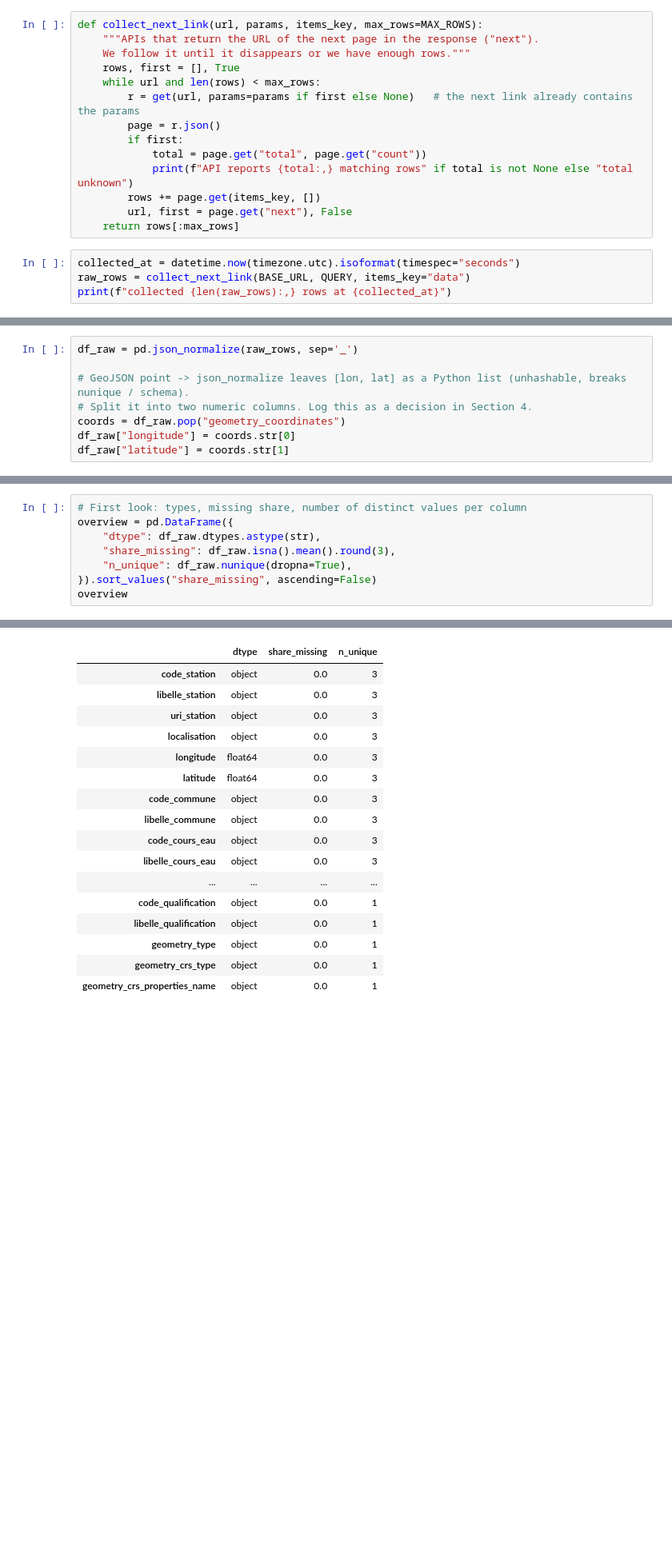
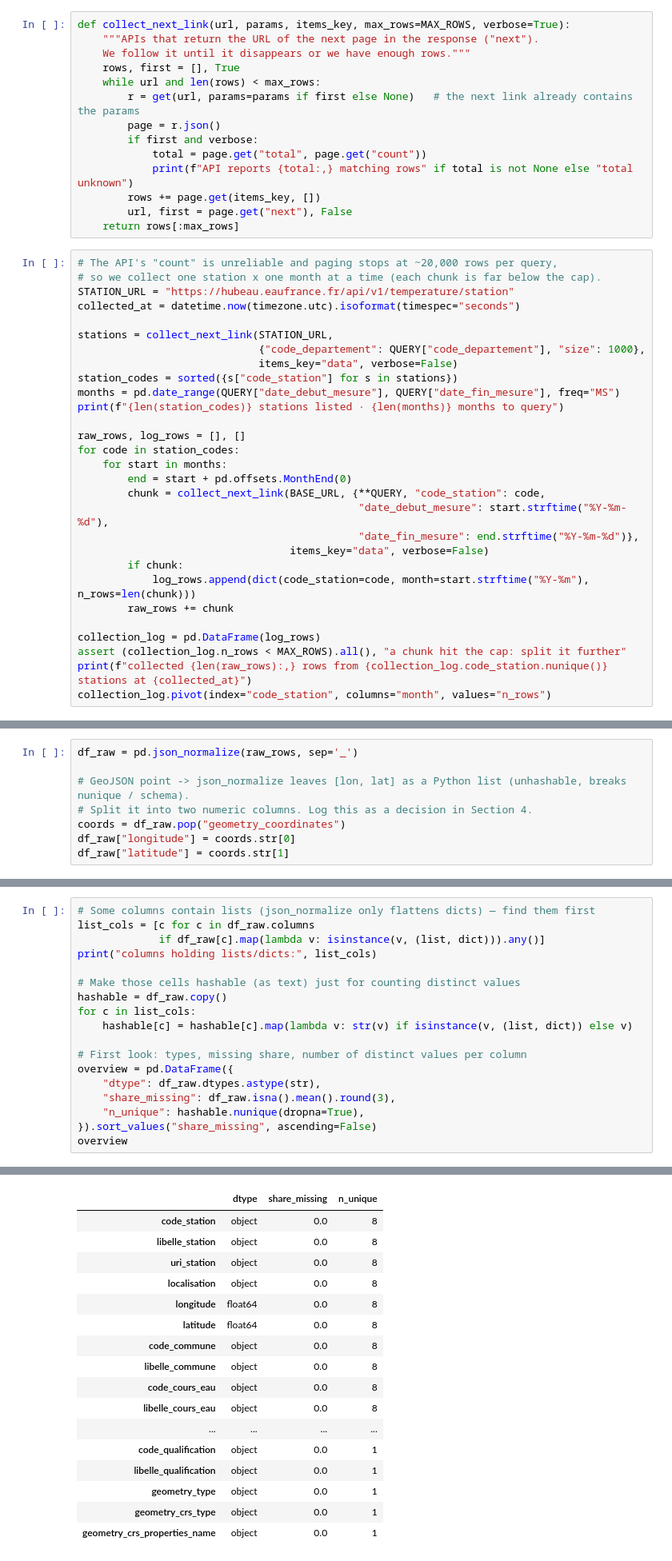
Before and after one commit to andreapenacastro/Project_07_Hubeau_River_Temperature, a Jupyter notebook: project_07_hubeau_river_temperature.ipynb, the cells around one changed output, grey strips where cells are left out. Shown at 80% size. Saved outputs shown, nothing was run; the diff lists cells and outputs as text; blank space fills up the shorter version.

```diff
--- a/project_07_hubeau_river_temperature.ipynb
+++ b/project_07_hubeau_river_temperature.ipynb
@@ -129,21 +164,46 @@ def get(url, params=None):
 # %% [markdown]
 ### 3.2 Collect
 # %%
-def collect_next_link(url, params, items_key, max_rows=MAX_ROWS):
+def collect_next_link(url, params, items_key, max_rows=MAX_ROWS, verbose=True):
     """APIs that return the URL of the next page in the response ("next").
     We follow it until it disappears or we have enough rows."""
     rows, first = [], True
     while url and len(rows) < max_rows:
         r = get(url, params=params if first else None)   # the next link already contains the params
         page = r.json()
-        if first:
+        if first and verbose:
             total = page.get("total", page.get("count"))
             print(f"API reports {total:,} matching rows" if total is not None else "total unknown")
         rows += page.get(items_key, [])
         url, first = page.get("next"), False
     return rows[:max_rows]
 # %%
+# The API's "count" is unreliable and paging stops at ~20,000 rows per query,
+# so we collect one station x one month at a time (each chunk is far below the cap).
+STATION_URL = "https://hubeau.eaufrance.fr/api/v1/temperature/station"
 collected_at = datetime.now(timezone.utc).isoformat(timespec="seconds")
-raw_rows = collect_next_link(BASE_URL, QUERY, items_key="data")
-print(f"collected {len(raw_rows):,} rows at {collected_at}")
+
+stations = collect_next_link(STATION_URL,
+                             {"code_departement": QUERY["code_departement"], "size": 1000},
+                             items_key="data", verbose=False)
+station_codes = sorted({s["code_station"] for s in stations})
+months = pd.date_range(QUERY["date_debut_mesure"], QUERY["date_fin_mesure"], freq="MS")
+print(f"{len(station_codes)} stations listed · {len(months)} months to query")
+
+raw_rows, log_rows = [], []
+for code in station_codes:
+    for start in months:
+        end = start + pd.offsets.MonthEnd(0)
+        chunk = collect_next_link(BASE_URL, {**QUERY, "code_station": code,
+                                             "date_debut_mesure": start.strftime("%Y-%m-%d"),
+                                             "date_fin_mesure": end.strftime("%Y-%m-%d")},
+                                  items_key="data", verbose=False)
+        if chunk:
+            log_rows.append(dict(code_station=code, month=start.strftime("%Y-%m"), n_rows=len(chunk)))
+        raw_rows += chunk
+
+collection_log = pd.DataFrame(log_rows)
+assert (collection_log.n_rows < MAX_ROWS).all(), "a chunk hit the cap: split it further"
+print(f"collected {len(raw_rows):,} rows from {collection_log.code_station.nunique()} stations at {collected_at}")
+collection_log.pivot(index="code_station", columns="month", values="n_rows")
 # %% [output]
@@ -180,11 +250,21 @@ df_raw.head()
 | 4 | 04162300 | COUESNON à ROMAZY | https://id.eaufrance.fr/StationMe... | PONT D211 - LE MOULIN DU PONT ... | -1.503 | 48.369096 | 35244 | ... |
 5 rows × 23 columns
 # %%
+# Some columns contain lists (json_normalize only flattens dicts) — find them first
+list_cols = [c for c in df_raw.columns
+             if df_raw[c].map(lambda v: isinstance(v, (list, dict))).any()]
+print("columns holding lists/dicts:", list_cols)
+
+# Make those cells hashable (as text) just for counting distinct values
+hashable = df_raw.copy()
+for c in list_cols:
+    hashable[c] = hashable[c].map(lambda v: str(v) if isinstance(v, (list, dict)) else v)
+
 # First look: types, missing share, number of distinct values per column
 overview = pd.DataFrame({
     "dtype": df_raw.dtypes.astype(str),
     "share_missing": df_raw.isna().mean().round(3),
-    "n_unique": df_raw.nunique(dropna=True),
+    "n_unique": hashable.nunique(dropna=True),
 }).sort_values("share_missing", ascending=False)
 overview
 # %% [output]
@@ -191,14 +272,14 @@ overview
 |  | dtype | share_missing | n_unique |
-| code_station | object | 0.0 | 3 |
-| libelle_station | object | 0.0 | 3 |
-| uri_station | object | 0.0 | 3 |
-| localisation | object | 0.0 | 3 |
-| longitude | float64 | 0.0 | 3 |
-| latitude | float64 | 0.0 | 3 |
-| code_commune | object | 0.0 | 3 |
-| libelle_commune | object | 0.0 | 3 |
-| code_cours_eau | object | 0.0 | 3 |
-| libelle_cours_eau | object | 0.0 | 3 |
+| code_station | object | 0.0 | 8 |
+| libelle_station | object | 0.0 | 8 |
+| uri_station | object | 0.0 | 8 |
+| localisation | object | 0.0 | 8 |
+| longitude | float64 | 0.0 | 8 |
+| latitude | float64 | 0.0 | 8 |
+| code_commune | object | 0.0 | 8 |
+| libelle_commune | object | 0.0 | 8 |
+| code_cours_eau | object | 0.0 | 8 |
+| libelle_cours_eau | object | 0.0 | 8 |
 | ... | ... | ... | ... |
 | code_qualification | object | 0.0 | 1 |
 | libelle_qualification | object | 0.0 | 1 |
```
Also changed, not shown: parts of 19 cells of this notebook, 2 other files.
